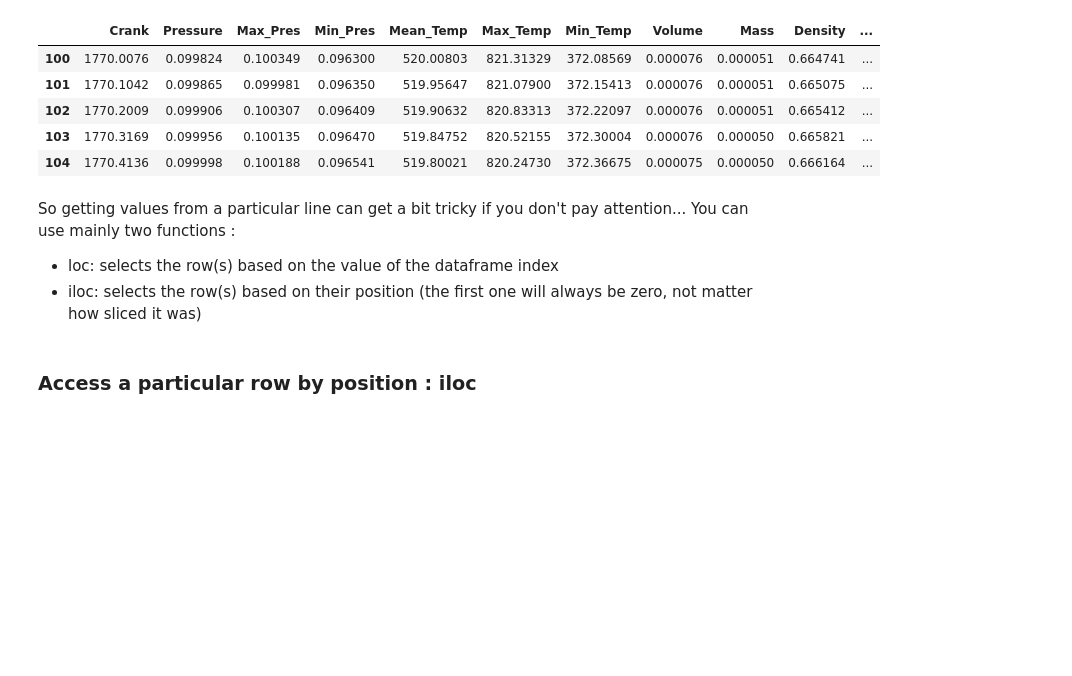
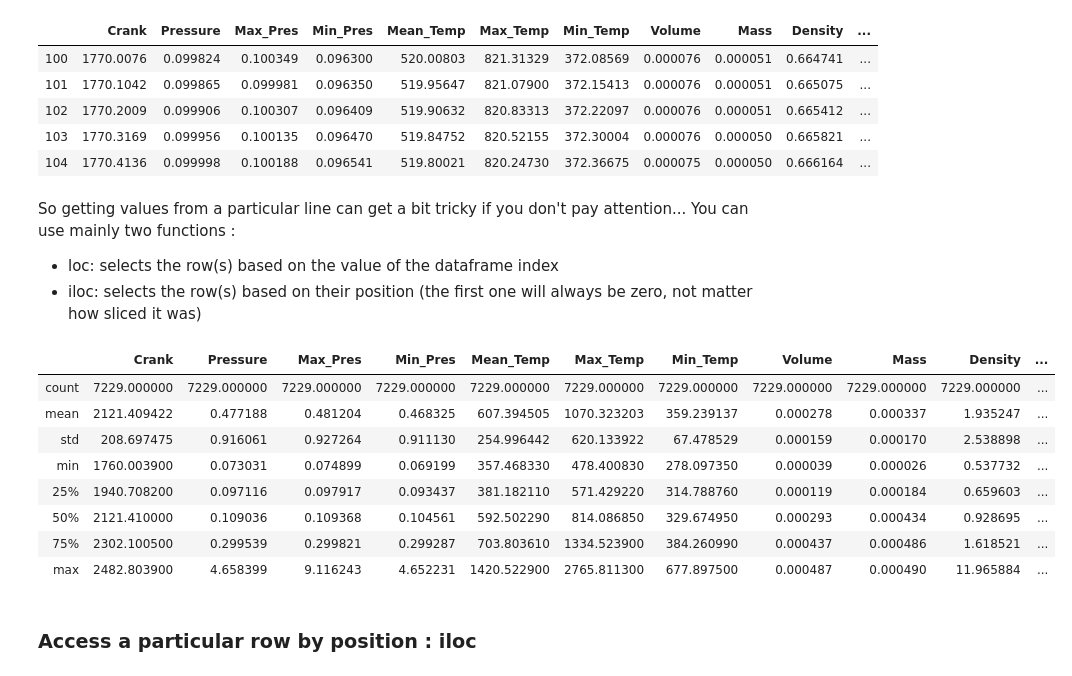
Before and after one commit to glyg/formation_IFPEN, a Jupyter notebook: notebook_pandas.ipynb, the cells around one changed output. Drawn from its saved outputs; the diff is of its cells as text; code cells hidden in the pictures; blank space fills up the shorter version.

```diff
--- a/notebook_pandas.ipynb
+++ b/notebook_pandas.ipynb
@@ -19,5 +19,5 @@ def read_temp_file(file_name):
 # %%
-th = read_temp_file('thermo_region0.out')  # reading temporal file
+th = read_temp_file('ifpen_data/thermo_region0.out')  # reading temporal file
 th.head()  # print first 5 lines
 # %% [output]
 |  | Crank | Pressure | Max_Pres | Min_Pres | Mean_Temp | Max_Temp | Min_Temp | Volume | Mass | Density | ... |
@@ -84,6 +88,18 @@ So getting values from a particular line can get a bit tricky if you don't pay a
 You can use mainly two functions :
 - loc: selects the row(s) based on the value of the dataframe index
 - iloc: selects the row(s) based on their position (the first one will always be zero, not matter how sliced it was)
+# %%
+th.describe()
+# %% [output]
+|  | Crank | Pressure | Max_Pres | Min_Pres | Mean_Temp | Max_Temp | Min_Temp | Volume | Mass | Density | ... |
+| count | 7229.000000 | 7229.000000 | 7229.000000 | 7229.000000 | 7229.000000 | 7229.000000 | 7229.000000 | 7229.000000 | 7229.000000 | 7229.000000 | ... |
+| mean | 2121.409422 | 0.477188 | 0.481204 | 0.468325 | 607.394505 | 1070.323203 | 359.239137 | 0.000278 | 0.000337 | 1.935247 | ... |
+| std | 208.697475 | 0.916061 | 0.927264 | 0.911130 | 254.996442 | 620.133922 | 67.478529 | 0.000159 | 0.000170 | 2.538898 | ... |
+| min | 1760.003900 | 0.073031 | 0.074899 | 0.069199 | 357.468330 | 478.400830 | 278.097350 | 0.000039 | 0.000026 | 0.537732 | ... |
+| 25% | 1940.708200 | 0.097116 | 0.097917 | 0.093437 | 381.182110 | 571.429220 | 314.788760 | 0.000119 | 0.000184 | 0.659603 | ... |
+| 50% | 2121.410000 | 0.109036 | 0.109368 | 0.104561 | 592.502290 | 814.086850 | 329.674950 | 0.000293 | 0.000434 | 0.928695 | ... |
+| 75% | 2302.100500 | 0.299539 | 0.299821 | 0.299287 | 703.803610 | 1334.523900 | 384.260990 | 0.000437 | 0.000486 | 1.618521 | ... |
+| max | 2482.803900 | 4.658399 | 9.116243 | 4.652231 | 1420.522900 | 2765.811300 | 677.897500 | 0.000487 | 0.000490 | 11.965884 | ... |
 # %% [markdown]
 ### Access a particular row by position : iloc
 # %%
```
Also changed, not shown: parts of 2 cells of this notebook, 1 other file.
